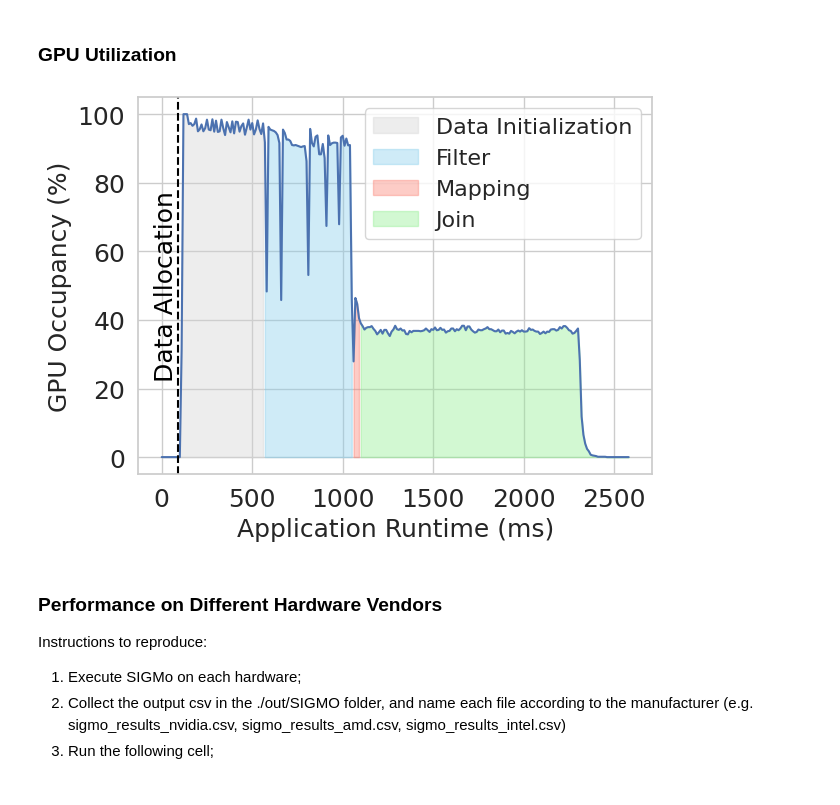
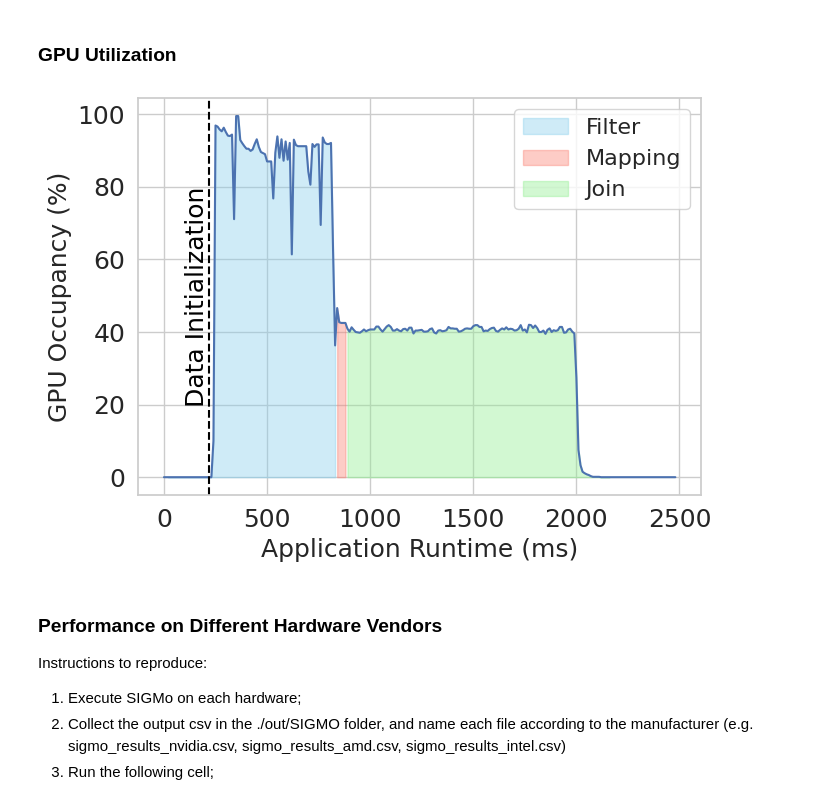
Before and after one commit to antonio-decaro/SIGMo, a Jupyter notebook: 4_produce_plot.ipynb, the cells around one changed output. Saved outputs shown, nothing was run; the diff lists cells and outputs as text; code cells hidden in the pictures.

```diff
--- a/4_produce_plot.ipynb
+++ b/4_produce_plot.ipynb
@@ -18,6 +18,9 @@ import subprocess
 import signal
 
 sns.set_theme(style="whitegrid")
+
+SINGLE_COL_FIGSIZE=(7, 5)
+HALF_COL_FIGSIZE=(3.5, 5)
 # %%
 # time in ms, memory in bytes
 class SIGMOParser:
@@ -156,28 +156,0 @@ def set_font_size(ax, size):
-# %%
-def molToGraph(mol):
-  graph = nx.Graph()
-  for atom in mol.GetAtoms():
-    graph.add_node(atom.GetIdx(),
-                   atomic_num=atom.GetAtomicNum(),
-                   is_aromatic=atom.GetIsAromatic(),
-                   atom_symbol=atom.GetSymbol())
-  for bond in mol.GetBonds():
-    graph.add_edge(bond.GetBeginAtomIdx(),
-                   bond.GetEndAtomIdx(),
-                   bond_type=bond.GetBondType())
-  return graph
-
-molecules = []
-patterns = []
-
-with open('./data/data.smarts') as f:
-  for line in tqdm(f):
-    mol = Chem.MolFromSmiles(line.strip())
-    graph = molToGraph(mol)
-    molecules.append(graph)
-
-with open('./data/query.smarts') as f:
-  for line in tqdm(f):
-    mol = Chem.MolFromSmarts(line.strip())
-    graph = molToGraph(mol)
-    patterns.append(graph)
@@ -297,7 +223,7 @@ try:
 
     # Run the application
     app_process = subprocess.run(
-        ["./build/sigmo", "-i", "4", "-c", "query", "-Q", "./data/SIGMO/query.dat", "-D", "./data/SIGMO/data.dat", "--find-all", "--join-work-group", "64"],
+        ["./build/sigmo", "-i", "5", "-c", "query", "-Q", "./data/SIGMO/query.dat", "-D", "./data/SIGMO/data.dat", "--find-all", "--join-work-group", "64"],
         check=True,
         stdout=subprocess.PIPE,
         text=True
@@ -689,14 +618,14 @@ fig.show()
 ### GPU Utilization
 # %%
 FONTSIZE = 18
+OFFSET = 200
 
-fig, axs = plt.subplots()
+fig, axs = plt.subplots(figsize=SINGLE_COL_FIGSIZE)
 
 operations = [
-    {'name': 'Data Initialization', 'start': 0, 'end': p.setup_data_host_time + 30, 'color': 'lightgray'},
-    {'name': 'Filter', 'start': p.setup_data_host_time + 30, 'end': (p.setup_data_host_time + p.filter_gpu_time), 'color': 'skyblue'},
-    {'name': 'Mapping', 'start': (p.setup_data_host_time + p.filter_gpu_time), 'end': (p.setup_data_host_time + p.filter_gpu_time + p.mapping_host_time), 'color': 'salmon'},
-    {'name': 'Join', 'start': (p.setup_data_host_time + p.filter_gpu_time + p.mapping_host_time), 'end': (p.setup_data_host_time + p.filter_host_time + p.mapping_host_time + p.join_host_time), 'color': 'lightgreen'},
+    {'name': 'Filter', 'start': p.setup_data_host_time , 'end': (p.setup_data_host_time + p.filter_gpu_time) +OFFSET-19, 'color': 'skyblue'},
+    {'name': 'Mapping', 'start': (p.setup_data_host_time + p.filter_gpu_time ) + OFFSET-19, 'end': (p.setup_data_host_time + p.filter_gpu_time + p.mapping_host_time) + OFFSET + 5, 'color': 'salmon'},
+    {'name': 'Join', 'start': (p.setup_data_host_time + p.filter_gpu_time + p.mapping_host_time + OFFSET + 5), 'end': (p.setup_data_host_time + p.filter_host_time + p.mapping_host_time + p.join_host_time), 'color': 'lightgreen'},
     # {'name': 'Other', 'start': (p.setup_data_host_time + p.filter_host_time + p.mapping_host_time + p.join_host_time), 'end': p.total_time, 'color': 'lightgray'}
 ]
 
@@ -724,35 +653,35 @@ if nonzero_mask.any():
     last_nonzero_ts = gpu_df.loc[nonzero_mask, 'timestamp'].iloc[-1]
 
     # Draw vertical dashed lines at the first and last nonzero values
     axs.axvline(first_nonzero_ts, color='black', linestyle='--')
     # axs.axvline(last_nonzero_ts, color='black', linestyle='--')
 
     # Get overall min and max timestamps from the data
     min_ts = gpu_df['timestamp'].min()
     max_ts = gpu_df['timestamp'].max()
 
     # Highlight regions before the first nonzero and after the last nonzero
     # axs.axvspan(min_ts, first_nonzero_ts, color='gray', alpha=0.2)
 
     # Add vertical text labels on the first and last lines
     # Using the x-axis transform to place text in axis coordinates (0-1 in y)
-    axs.text(first_nonzero_ts, .5, 'Data Allocation', transform=axs.get_xaxis_transform(),
+    axs.text(first_nonzero_ts, .5, 'Data Initialization', transform=axs.get_xaxis_transform(),
              rotation=90, verticalalignment='center', horizontalalignment='right', color='black', fontsize=FONTSIZE)
     # axs.text(last_nonzero_ts, 0.95, 'Last nonzero', transform=axs.get_xaxis_transform(),
     #          rotation=90, verticalalignment='top', horizontalalignment='left', color='black')
 
 # Add labels and title
 axs.set_xlabel("Application Runtime (ms)", fontsize=14)
 axs.set_ylabel("GPU Occupancy (%)", fontsize=FONTSIZE)
 axs.grid(True)
 axs.legend(fontsize=FONTSIZE-2)
 set_font_size(axs, FONTSIZE)
 
 fig.tight_layout()
 fig.savefig('./out/plots/gpu_utilization.pdf')
 fig.show()
 # %% [output]
-[figure, old version]
+[figure, new version]
 # %% [markdown]
 ### Performance on Different Hardware Vendors
 Instructions to reproduce:
```
Also changed, not shown: parts of 11 cells of this notebook, 3 other files.
